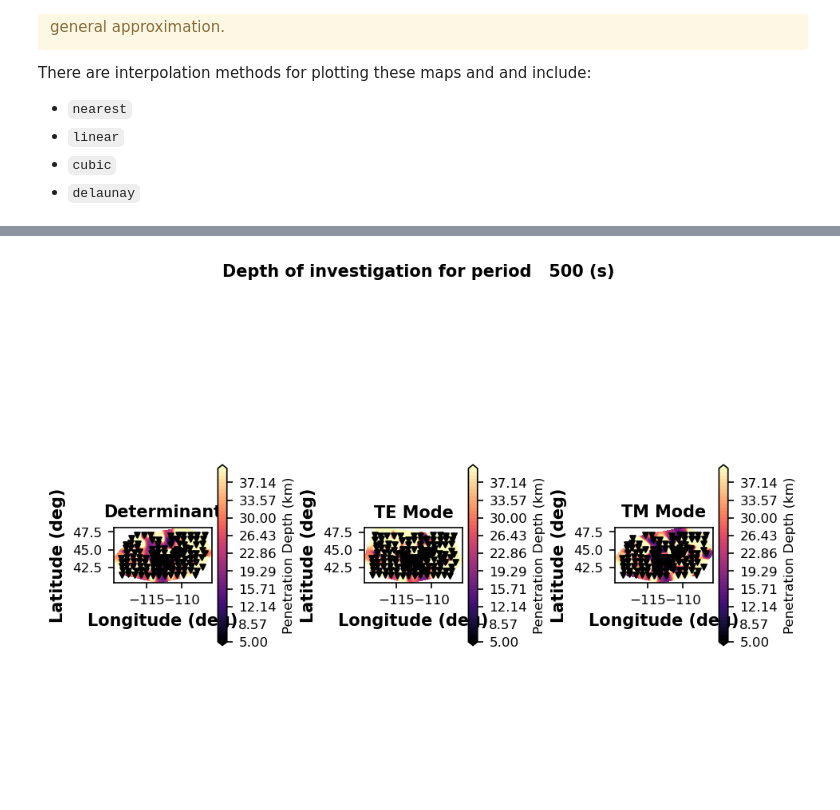
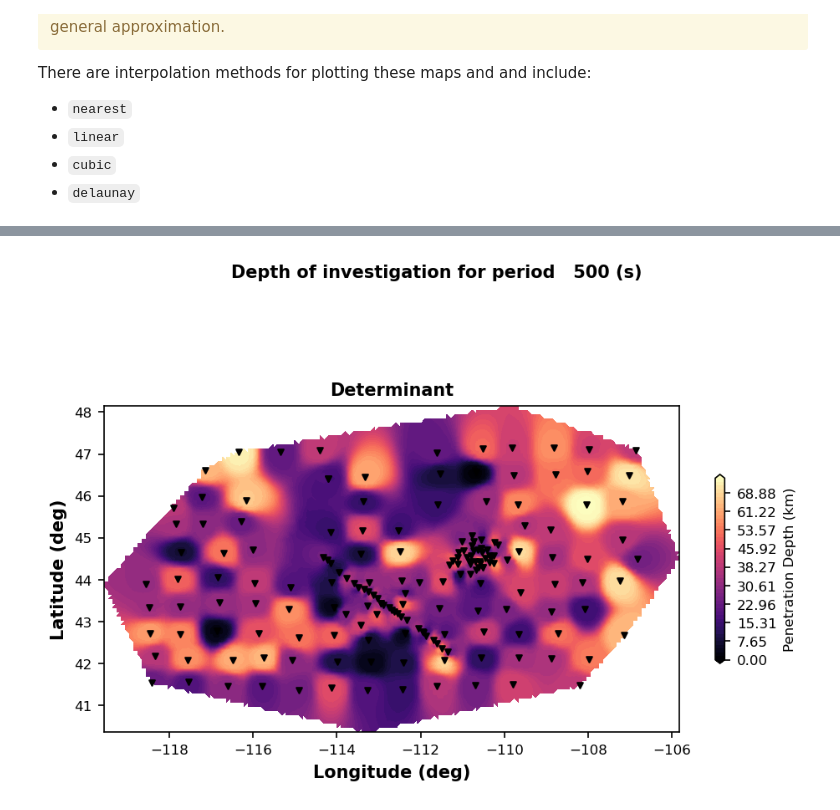
Before and after one commit to simpeg-research/earthscope-mt-course, a Jupyter notebook: notebooks/mtpy/05_plot_depth_of_investigation.ipynb, the cells around one changed output, grey strips where cells are left out. Drawn from its saved outputs; the diff is of its cells as text; code cells hidden in the pictures; blank space fills up the shorter version.

```diff
--- a/notebooks/mtpy/05_plot_depth_of_investigation.ipynb
+++ b/notebooks/mtpy/05_plot_depth_of_investigation.ipynb
@@ -24,6 +24,6 @@ In the previous example we created a MTH5 file from existing Yellowstone data.
 %%time
 
 with MTCollection() as mc:
-    mc.open_collection(Path().cwd().parent.parent.joinpath("data", "transfer_functions", "yellowstone_mt_collection.h5"))
+    mc.open_collection(Path().cwd().joinpath("yellowstone_mt_collection.h5"))
     mt_data = mc.to_mt_data()
 # %% [output]
@@ -72,5 +72,12 @@ There are interpolation methods for plotting these maps and and include:
   - `cubic`
   - `delaunay`
 # %%
-plot_doi_map = mt_data.plot_penetration_depth_map(plot_period = 1000, interpolation_method="cubic", fig_num=3, plot_te=False, plot_tm=False)
+plot_doi_map = mt_data.plot_penetration_depth_map(
+    plot_period=1000,
+    interpolation_method="cubic",
+    fig_num=3,
+    plot_te=False,
+    plot_tm=False,
+    depth_range = (0,300)
+)
 # %% [output]
@@ -78,6 +85,7 @@ plot_doi_map = mt_data.plot_penetration_depth_map(plot_period = 1000, interpolat
 # %%
 plot_doi_map.plot_period = 5000
 plot_doi_map.fig_num = 4
-plot_doi_map.depth_range = (25,250)
+plot_doi_map.interpolation_method = "nearest"
+plot_doi_map.depth_range = (0, 300)
 plot_doi_map.redraw_plot()
 # %% [output]
@@ -88,8 +96,8 @@ plot_doi_map.plot_period = 500
 plot_doi_map.fig_num = 5
 plot_doi_map.cell_size = .1
 plot_doi_map.interpolation_method = "delaunay"
-plot_doi_map.plot_te = True
-plot_doi_map.plot_tm = True
-plot_doi_map.depth_range = (5,40)
+plot_doi_map.plot_te = False
+plot_doi_map.plot_tm = False
+plot_doi_map.depth_range = (0, 75)
 plot_doi_map.redraw_plot()
 # %% [output]
@@ -98 +106 @@ Wall time: 34.8 s
-[figure, old version]
+[figure, new version]
```
Also changed, not shown: parts of 4 cells of this notebook.
